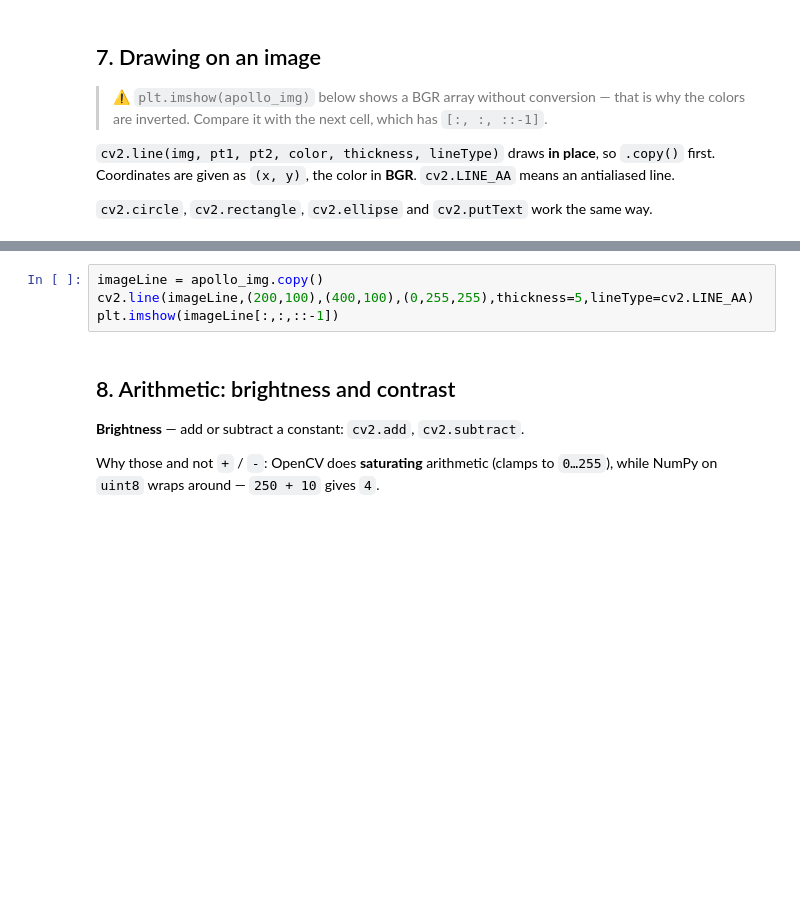
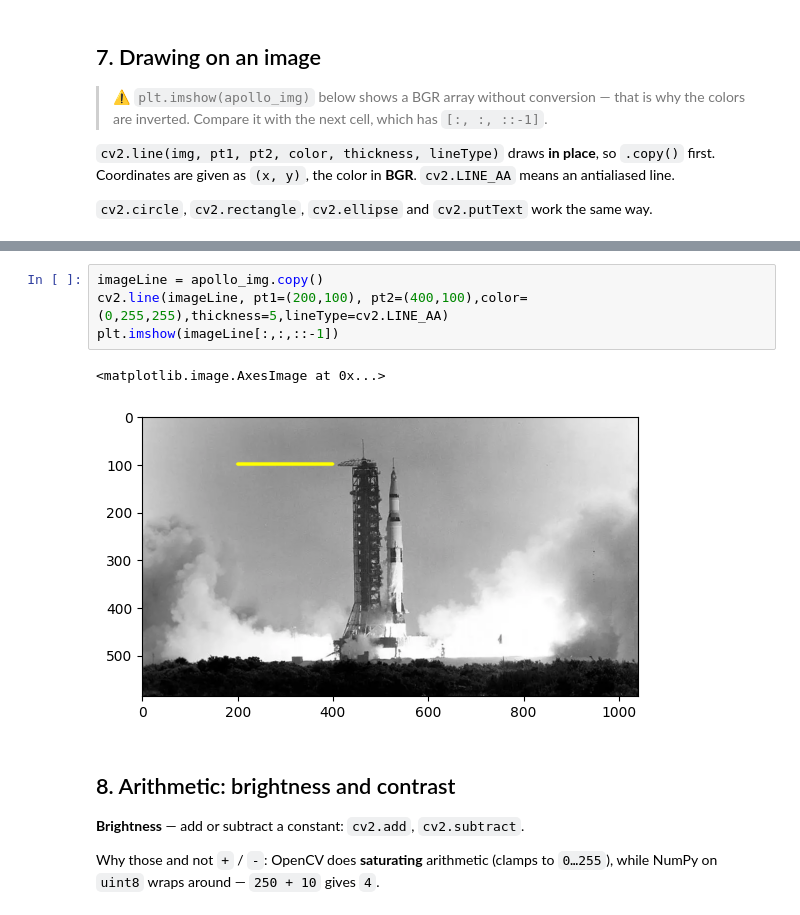
Before and after one commit to AntoniiObloh/computer-vision, a Jupyter notebook: opencv_start_course.ipynb, the cells around one changed output, grey strips where cells are left out. Cells and saved outputs as stored; diff of their text form; blank space fills up the shorter version.

```diff
--- a/opencv_start_course.ipynb
+++ b/opencv_start_course.ipynb
@@ -261,7 +297,10 @@ plt.imshow(apollo_img)
 # %%
 imageLine = apollo_img.copy()
-cv2.line(imageLine,(200,100),(400,100),(0,255,255),thickness=5,lineType=cv2.LINE_AA)
+cv2.line(imageLine, pt1=(200,100), pt2=(400,100),color=(0,255,255),thickness=5,lineType=cv2.LINE_AA)
 plt.imshow(imageLine[:,:,::-1])
+# %% [output]
+<matplotlib.image.AxesImage at 0x...>
+[figure, added]
 # %% [markdown]
 <a id="s8"></a>
 ## 8. Arithmetic: brightness and contrast
```
Also changed, not shown: parts of 16 cells of this notebook, 2 other files.
